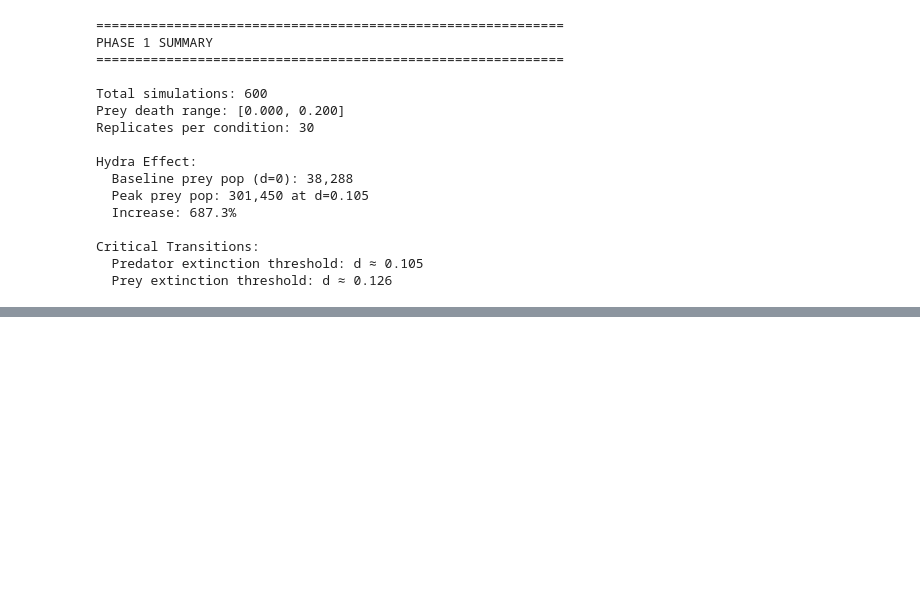
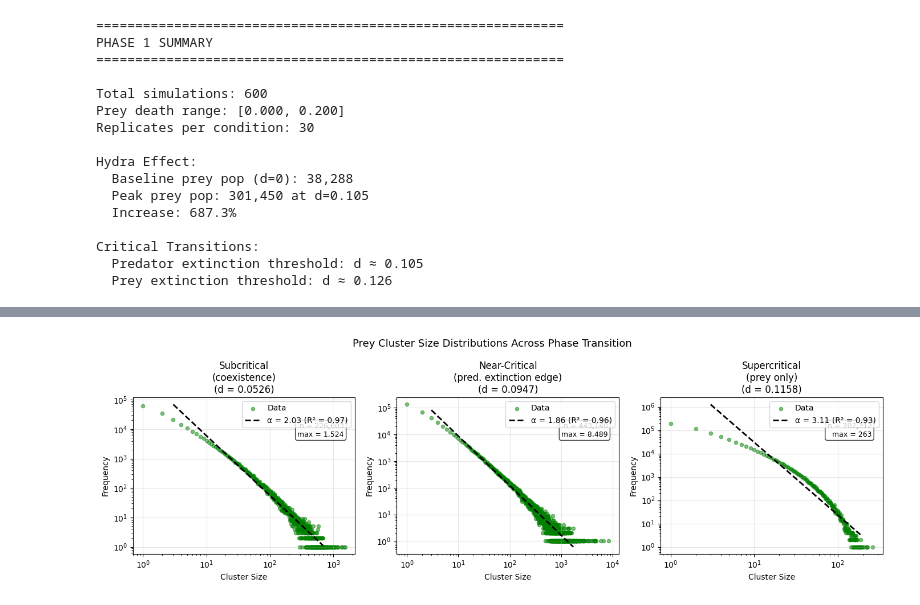
Before and after one commit to codegithubka/CSS_Project, a Jupyter notebook: notebooks/phase1.ipynb, the cells around one changed output, grey strips where cells are left out. Cells and saved outputs as stored; diff of their text form; code cells hidden in the pictures; blank space fills up the shorter version.

```diff
--- a/notebooks/phase1.ipynb
+++ b/notebooks/phase1.ipynb
@@ -299,3 +299,86 @@ Hydra Effect:
 Critical Transitions:
   Predator extinction threshold: d ≈ 0.105
   Prey extinction threshold: d ≈ 0.126
+# %%
+# =============================================================================
+# Cluster Size Distributions Near Critical Point
+# =============================================================================
+
+# Based on your summary:
+# - Predator extinction: d ≈ 0.105
+# - Prey extinction: d ≈ 0.126
+# - Peak Hydra effect: d = 0.105
+
+death_rates = sorted(df['prey_death'].unique())
+
+# Find closest values to our targets
+def find_closest(target, values):
+    return min(values, key=lambda x: abs(x - target))
+
+subcritical = find_closest(0.05, death_rates)    # Well below critical
+critical = find_closest(0.095, death_rates)       # Just before predator extinction
+supercritical = find_closest(0.115, death_rates)  # After predator extinction, before prey extinction
+
+selected = [subcritical, critical, supercritical]
+labels = ['Subcritical\n(coexistence)', 'Near-Critical\n(pred. extinction edge)', 'Supercritical\n(prey only)']
+
+print(f"Selected death rates:")
+for lbl, dr in zip(labels, selected):
+    n_prey = df[df['prey_death']==dr]['prey_survived'].mean()
+    n_pred = df[df['prey_death']==dr]['pred_survived'].mean()
+    print(f"  d = {dr:.4f}: prey_surv = {n_prey:.0%}, pred_surv = {n_pred:.0%}")
+
+# --- Plot ---
+fig, axes = plt.subplots(1, 3, figsize=(14, 4.5))
+
+for ax, dr, label in zip(axes, selected, labels):
+    subset = df[df['prey_death'] == dr]
+
+    # Collect all prey cluster sizes
+    all_sizes = np.array([s for sizes in subset['prey_clusters_parsed'] for s in sizes if s > 0])
+
+    if len(all_sizes) == 0:
+        ax.text(0.5, 0.5, 'No data', transform=ax.transAxes, ha='center')
+        ax.set_title(f'{label}\n(d = {dr:.4f})')
+        continue
+
+    # Compute frequency
+    sizes, counts = np.unique(all_sizes, return_counts=True)
+
+    # Plot
+    ax.scatter(sizes, counts, alpha=0.5, color='green', s=20, label='Data')
+    ax.set_xscale('log')
+    ax.set_yscale('log')
+    ax.set_xlabel('Cluster Size')
+    ax.set_ylabel('Frequency')
+    ax.set_title(f'{label}\n(d = {dr:.4f})')
+    ax.grid(True, alpha=0.3)
+
+    # Power-law fit
+    mask = (sizes >= 3) & (counts >= 2)
+    if mask.sum() > 5:
+        log_s = np.log10(sizes[mask])
+        log_c = np.log10(counts[mask])
+        slope, intercept = np.polyfit(log_s, log_c, 1)
+
+        # R²
+        predicted = slope * log_s + intercept
+        ss_res = np.sum((log_c - predicted) ** 2)
+        ss_tot = np.sum((log_c - np.mean(log_c)) ** 2)
+        r2 = 1 - ss_res / ss_tot
+
+        fit_x = np.logspace(np.log10(sizes[mask].min()), np.log10(sizes[mask].max()), 50)
+        fit_y = 10**intercept * fit_x**slope
+        ax.plot(fit_x, fit_y, 'k--', lw=2, label=f'α = {-slope:.2f} (R² = {r2:.2f})')
+        ax.legend(loc='upper right')
+
+    # Stats box
+    ax.text(0.95, 0.75, f'n = {len(all_sizes):,}\nmax = {all_sizes.max():,}',
+            transform=ax.transAxes, ha='right', fontsize=9,
+            bbox=dict(boxstyle='round', facecolor='white', alpha=0.8))
+
+plt.suptitle('Prey Cluster Size Distributions Across Phase Transition', fontsize=13)
+plt.tight_layout()
+plt.savefig('cluster_distributions_critical.png', dpi=150, bbox_inches='tight')
+plt.show()
+# %% [output]
@@ -301,0 +389 @@ Critical Transitions:
+[figure, added]
```
Also changed, not shown: parts of 1 cell of this notebook, 10 other files.
